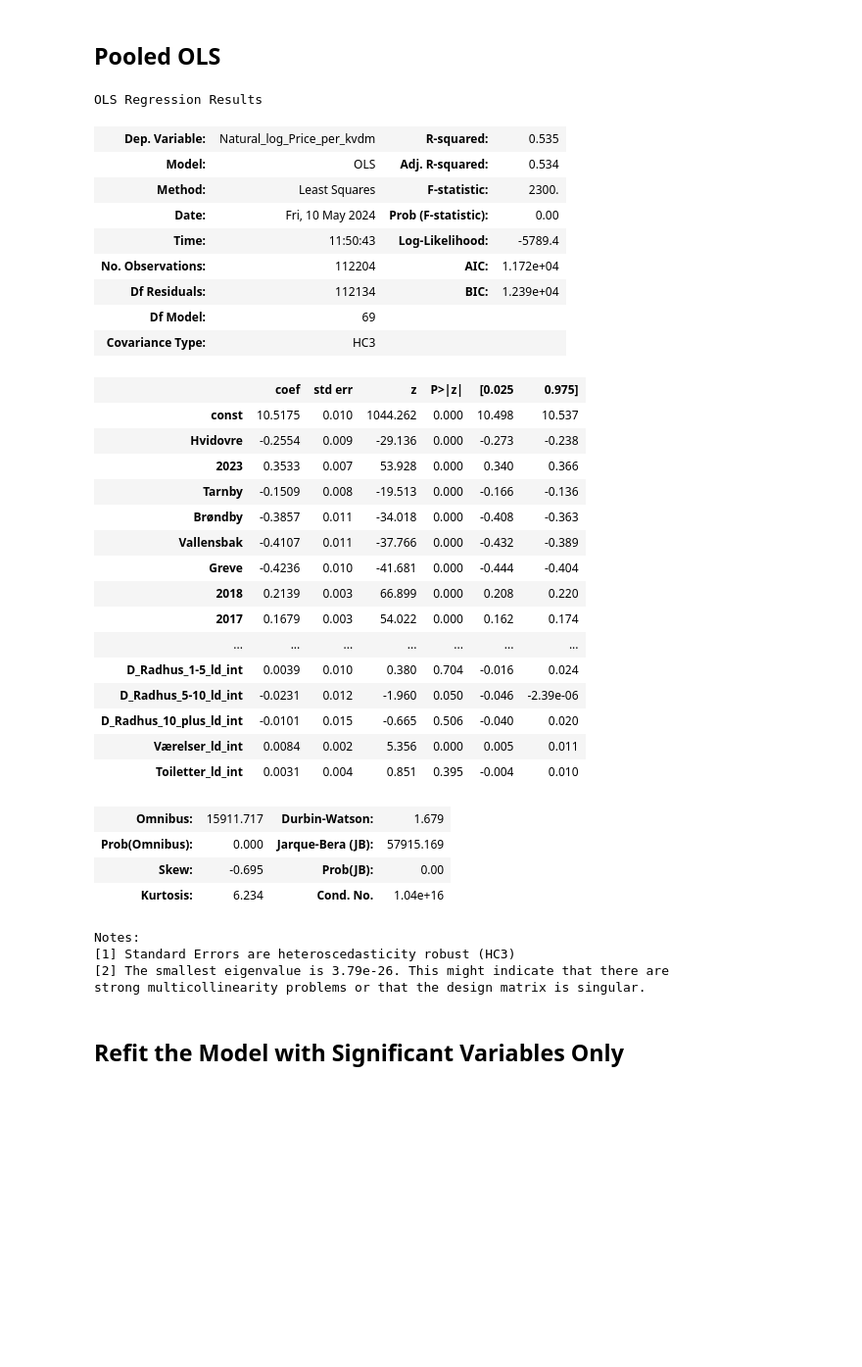
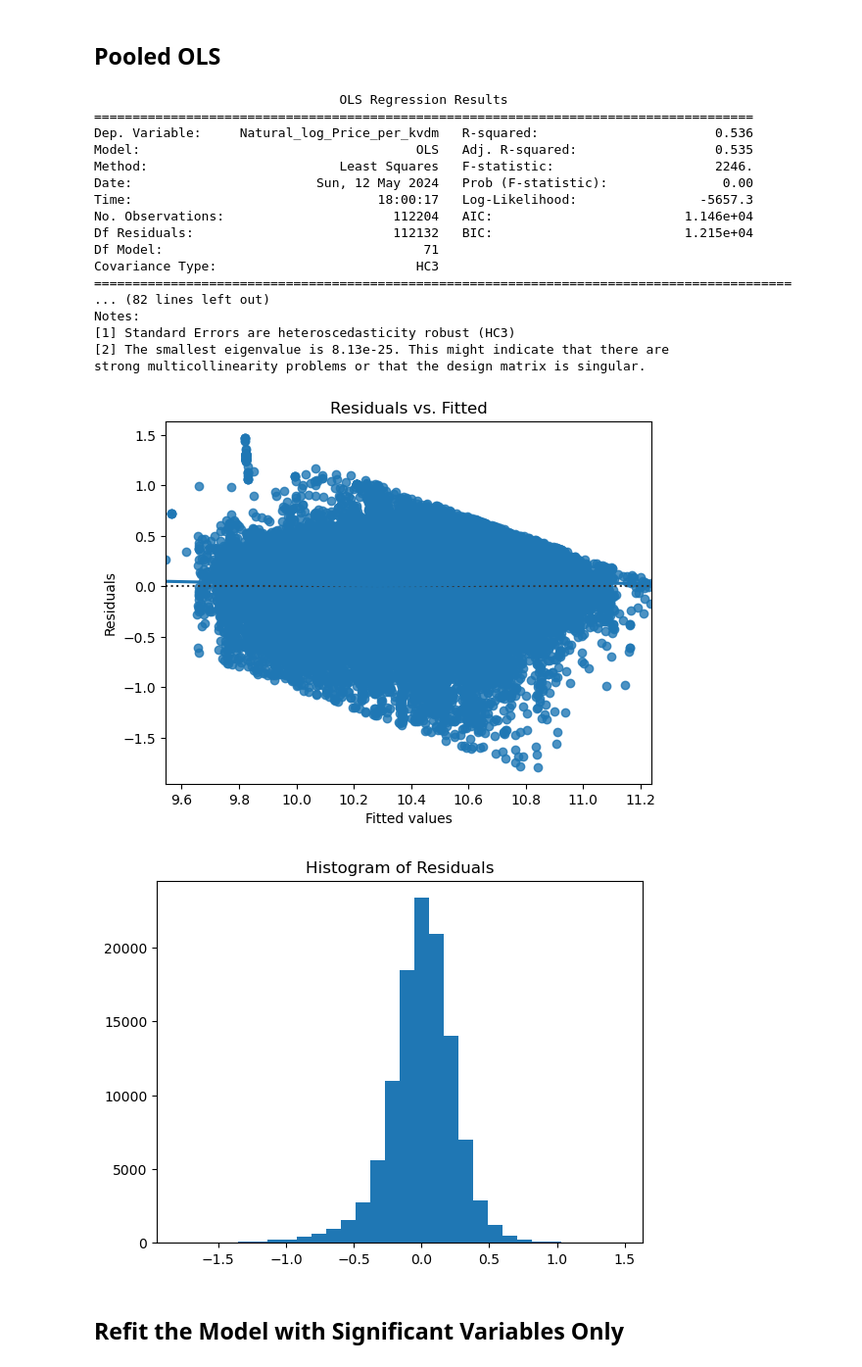
Before and after one commit to qmh341/BA-Project, a Jupyter notebook: Analyse/Analyse (1).ipynb, the cells around one changed output. Shown at 98% size. Saved outputs shown, nothing was run; the diff lists cells and outputs as text; code cells hidden in the pictures; blank space fills up the shorter version.

```diff
--- a/Analyse/Analyse (1).ipynb
+++ b/Analyse/Analyse (1).ipynb
@@ -88,75 +88,57 @@ X['D_Radhus_10_plus_ld_int'] = df['D_Radhus_10_plus'] * df['After corona lockdow
 X['Værelser_ld_int'] = df['Værelser'] * df['After corona lockdown']
 X['Toiletter_ld_int'] = df['Toiletter'] * df['After corona lockdown']
 
+# X['Ejerlejlighed_ld_int'] = df['Ejerlejlighed'] * df['After corona lockdown']
+X['Villa_ld_int'] = df['Villa'] * df['After corona lockdown']
+X['Rækkehus_ld_int'] = df['Rækkehus'] * df['After corona lockdown']
 
-# Add a constant to the model (intercept)
+
 X = sm.add_constant(X)
 
-# Define the dependent variable
+# Define the dependent variable from the DataFrame
 y = df['Natural_log_Price_per_kvdm']
 
-# Fit the OLS model
-model_1 = sm.OLS(y, X)
-results_1 = model_1.fit(cov_type='HC3')
-# Get residuals
-residuals_1 = results_1.resid
-results_1_summary = results_1.summary2()
+# Fit the OLS model with robust covariance (HC3)
+model = sm.OLS(y, X).fit(cov_type='HC3')
 
-# Print the first few residuals
-# print(residuals.head())
-
-# Print the regression summary
-results_1.summary()
+# Print the regression summary to output
+print(model.summary())
 # %% [output]
-OLS Regression Results
+                                OLS Regression Results
+======================================================================================
+Dep. Variable:     Natural_log_Price_per_kvdm   R-squared:                       0.536
+Model:                                    OLS   Adj. R-squared:                  0.535
+Method:                         Least Squares   F-statistic:                     2246.
+Date:                        Sun, 12 May 2024   Prob (F-statistic):               0.00
+Time:                                18:00:17   Log-Likelihood:                -5657.3
+No. Observations:                      112204   AIC:                         1.146e+04
+Df Residuals:                          112132   BIC:                         1.215e+04
+Df Model:                                  71
+Covariance Type:                          HC3
+===========================================================================================
+... (82 lines left out)
+Notes:
+[1] Standard Errors are heteroscedasticity robust (HC3)
+[2] The smallest eigenvalue is 8.13e-25. This might indicate that there are
+strong multicollinearity problems or that the design matrix is singular.
-| Dep. Variable: | Natural_log_Price_per_kvdm | R-squared: | 0.535 |
-| Model: | OLS | Adj. R-squared: | 0.534 |
-| Method: | Least Squares | F-statistic: | 2300. |
-| Date: | Fri, 10 May 2024 | Prob (F-statistic): | 0.00 |
-| Time: | 11:50:43 | Log-Likelihood: | -5789.4 |
-| No. Observations: | 112204 | AIC: | 1.172e+04 |
-| Df Residuals: | 112134 | BIC: | 1.239e+04 |
-| Df Model: | 69 |  |  |
-| Covariance Type: | HC3 |  |  |
-|  | coef | std err | z | P>|z| | [0.025 | 0.975] |
-| const | 10.5175 | 0.010 | 1044.262 | 0.000 | 10.498 | 10.537 |
-| Hvidovre | -0.2554 | 0.009 | -29.136 | 0.000 | -0.273 | -0.238 |
-| 2023 | 0.3533 | 0.007 | 53.928 | 0.000 | 0.340 | 0.366 |
-| Tarnby | -0.1509 | 0.008 | -19.513 | 0.000 | -0.166 | -0.136 |
-| Brøndby | -0.3857 | 0.011 | -34.018 | 0.000 | -0.408 | -0.363 |
-| Vallensbak | -0.4107 | 0.011 | -37.766 | 0.000 | -0.432 | -0.389 |
-| Greve | -0.4236 | 0.010 | -41.681 | 0.000 | -0.444 | -0.404 |
-| 2018 | 0.2139 | 0.003 | 66.899 | 0.000 | 0.208 | 0.220 |
-| 2017 | 0.1679 | 0.003 | 54.022 | 0.000 | 0.162 | 0.174 |
-| ... | ... | ... | ... | ... | ... | ... |
-| D_Radhus_1-5_ld_int | 0.0039 | 0.010 | 0.380 | 0.704 | -0.016 | 0.024 |
-| D_Radhus_5-10_ld_int | -0.0231 | 0.012 | -1.960 | 0.050 | -0.046 | -2.39e-06 |
-| D_Radhus_10_plus_ld_int | -0.0101 | 0.015 | -0.665 | 0.506 | -0.040 | 0.020 |
-| Værelser_ld_int | 0.0084 | 0.002 | 5.356 | 0.000 | 0.005 | 0.011 |
-| Toiletter_ld_int | 0.0031 | 0.004 | 0.851 | 0.395 | -0.004 | 0.010 |
-| Omnibus: | 15911.717 | Durbin-Watson: | 1.679 |
-| Prob(Omnibus): | 0.000 | Jarque-Bera (JB): | 57915.169 |
-| Skew: | -0.695 | Prob(JB): | 0.00 |
-| Kurtosis: | 6.234 | Cond. No. | 1.04e+16 |
-Notes:
-[1] Standard Errors are heteroscedasticity robust (HC3)
-[2] The smallest eigenvalue is 3.79e-26. This might indicate that there are
-strong multicollinearity problems or that the design matrix is singular.
 # %%
 import matplotlib.pyplot as plt
 import seaborn as sns
 
 # Plotting residuals
-sns.residplot(x=results_1.fittedvalues, y=results_1.resid, lowess=True)
+sns.residplot(x=model.fittedvalues, y=model.resid, lowess=True)
 plt.xlabel('Fitted values')
 plt.ylabel('Residuals')
 plt.title('Residuals vs. Fitted')
 plt.show()
 
 # Histogram of residuals
-plt.hist(results_1.resid, bins=30)
+plt.hist(model.resid, bins=30)
 plt.title('Histogram of Residuals')
 plt.show()
+# %% [output]
+[figure, added]
+[figure, added]
 # %% [markdown]
 ## Refit the Model with Significant Variables Only
 # %%
```
Also changed, not shown: parts of 8 cells of this notebook.
